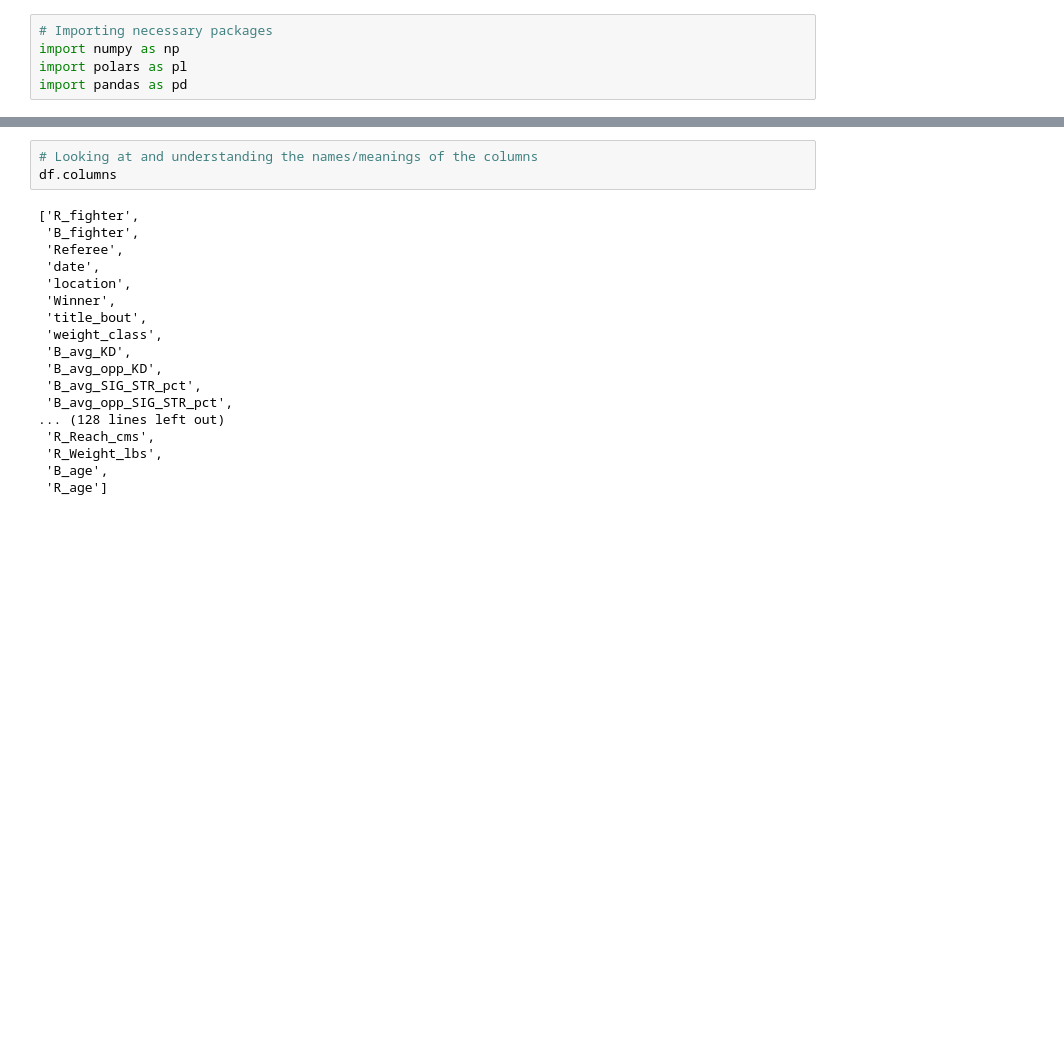
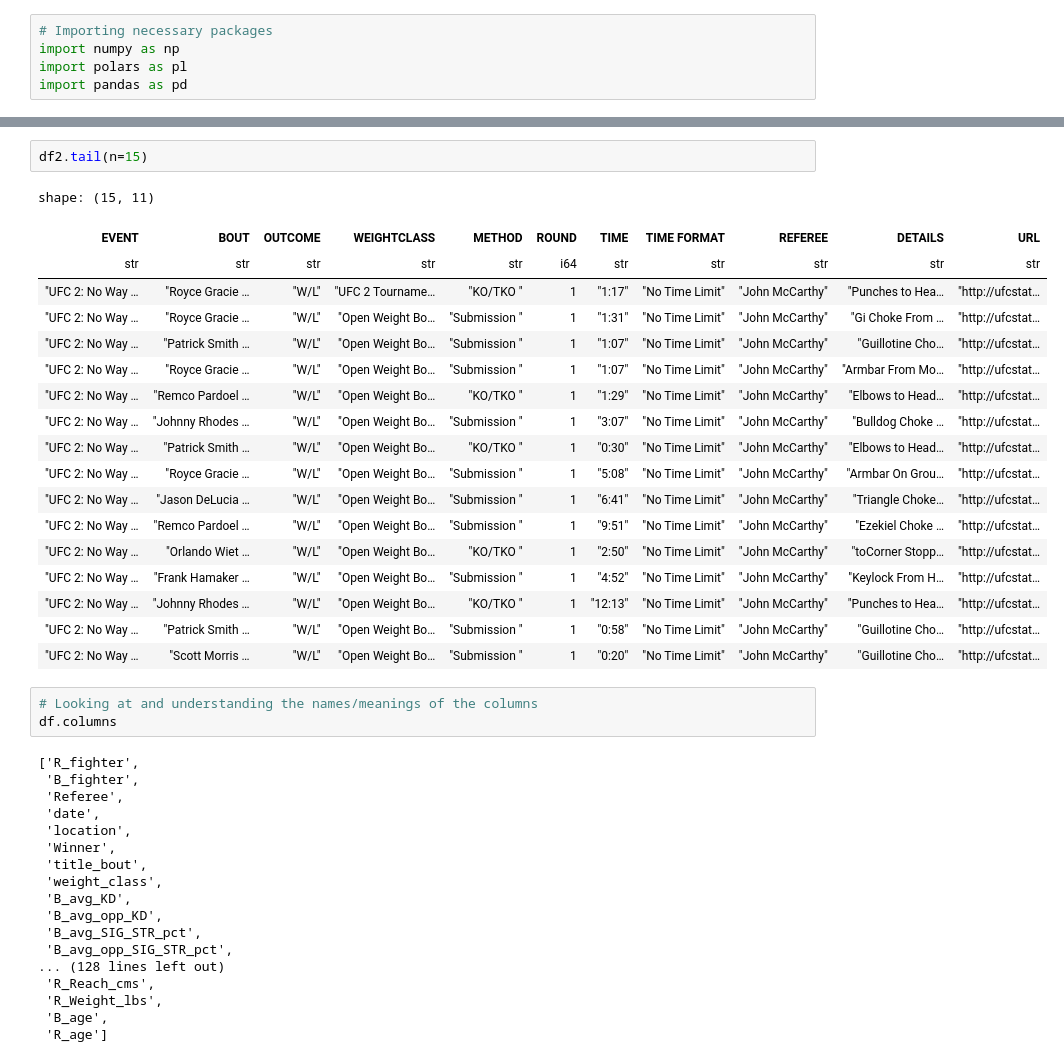
Before and after one commit to anishmitra9666/MMA, a Jupyter notebook: code.ipynb, the cells around one changed output, grey strips where cells are left out. Saved outputs shown, nothing was run; the diff lists cells and outputs as text; blank space fills up the shorter version.

```diff
--- a/code.ipynb
+++ b/code.ipynb
@@ -37,3 +82,24 @@ We looked at the last 5 rows(or first 5 fights) of each of the 144 columns here.
+# %%
+df2.tail(n=15)
+# %% [output]
+shape: (15, 11)
+| EVENT | BOUT | OUTCOME | WEIGHTCLASS | METHOD | ROUND | TIME | TIME FORMAT | REFEREE | DETAILS | URL |
+| str | str | str | str | str | i64 | str | str | str | str | str |
+| "UFC 2: No Way … | "Royce Gracie … | "W/L" | "UFC 2 Tourname… | "KO/TKO " | 1 | "1:17" | "No Time Limit" | "John McCarthy" | "Punches to Hea… | "http://ufcstat… |
+| "UFC 2: No Way … | "Royce Gracie … | "W/L" | "Open Weight Bo… | "Submission " | 1 | "1:31" | "No Time Limit" | "John McCarthy" | "Gi Choke From … | "http://ufcstat… |
+| "UFC 2: No Way … | "Patrick Smith … | "W/L" | "Open Weight Bo… | "Submission " | 1 | "1:07" | "No Time Limit" | "John McCarthy" | "Guillotine Cho… | "http://ufcstat… |
+| "UFC 2: No Way … | "Royce Gracie … | "W/L" | "Open Weight Bo… | "Submission " | 1 | "1:07" | "No Time Limit" | "John McCarthy" | "Armbar From Mo… | "http://ufcstat… |
+| "UFC 2: No Way … | "Remco Pardoel … | "W/L" | "Open Weight Bo… | "KO/TKO " | 1 | "1:29" | "No Time Limit" | "John McCarthy" | "Elbows to Head… | "http://ufcstat… |
+| "UFC 2: No Way … | "Johnny Rhodes … | "W/L" | "Open Weight Bo… | "Submission " | 1 | "3:07" | "No Time Limit" | "John McCarthy" | "Bulldog Choke … | "http://ufcstat… |
+| "UFC 2: No Way … | "Patrick Smith … | "W/L" | "Open Weight Bo… | "KO/TKO " | 1 | "0:30" | "No Time Limit" | "John McCarthy" | "Elbows to Head… | "http://ufcstat… |
+| "UFC 2: No Way … | "Royce Gracie … | "W/L" | "Open Weight Bo… | "Submission " | 1 | "5:08" | "No Time Limit" | "John McCarthy" | "Armbar On Grou… | "http://ufcstat… |
+| "UFC 2: No Way … | "Jason DeLucia … | "W/L" | "Open Weight Bo… | "Submission " | 1 | "6:41" | "No Time Limit" | "John McCarthy" | "Triangle Choke… | "http://ufcstat… |
+| "UFC 2: No Way … | "Remco Pardoel … | "W/L" | "Open Weight Bo… | "Submission " | 1 | "9:51" | "No Time Limit" | "John McCarthy" | "Ezekiel Choke … | "http://ufcstat… |
+| "UFC 2: No Way … | "Orlando Wiet … | "W/L" | "Open Weight Bo… | "KO/TKO " | 1 | "2:50" | "No Time Limit" | "John McCarthy" | "toCorner Stopp… | "http://ufcstat… |
+| "UFC 2: No Way … | "Frank Hamaker … | "W/L" | "Open Weight Bo… | "Submission " | 1 | "4:52" | "No Time Limit" | "John McCarthy" | "Keylock From H… | "http://ufcstat… |
+| "UFC 2: No Way … | "Johnny Rhodes … | "W/L" | "Open Weight Bo… | "KO/TKO " | 1 | "12:13" | "No Time Limit" | "John McCarthy" | "Punches to Hea… | "http://ufcstat… |
+| "UFC 2: No Way … | "Patrick Smith … | "W/L" | "Open Weight Bo… | "Submission " | 1 | "0:58" | "No Time Limit" | "John McCarthy" | "Guillotine Cho… | "http://ufcstat… |
+| "UFC 2: No Way … | "Scott Morris … | "W/L" | "Open Weight Bo… | "Submission " | 1 | "0:20" | "No Time Limit" | "John McCarthy" | "Guillotine Cho… | "http://ufcstat… |
 # %%
 # Looking at and understanding the names/meanings of the columns
 df.columns
```
Also changed, not shown: parts of 35 cells of this notebook, 3 other files.
